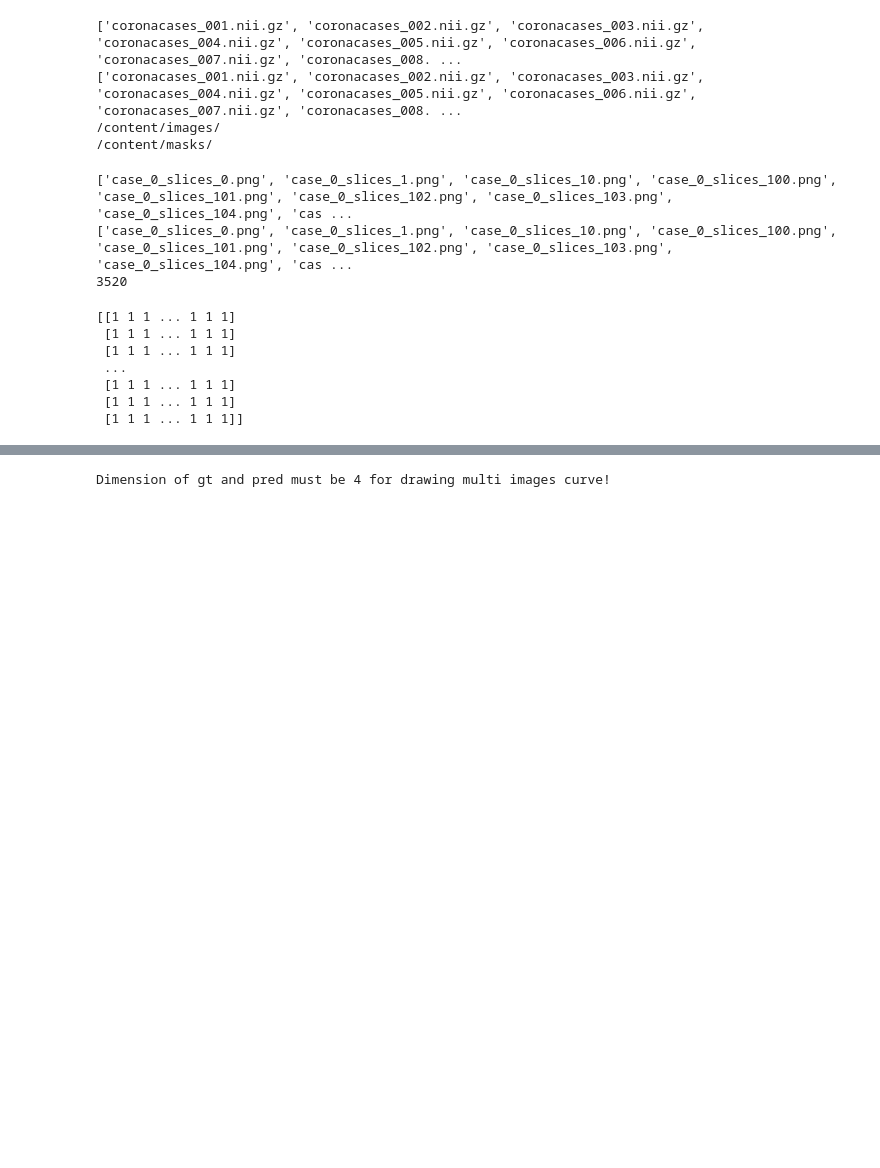
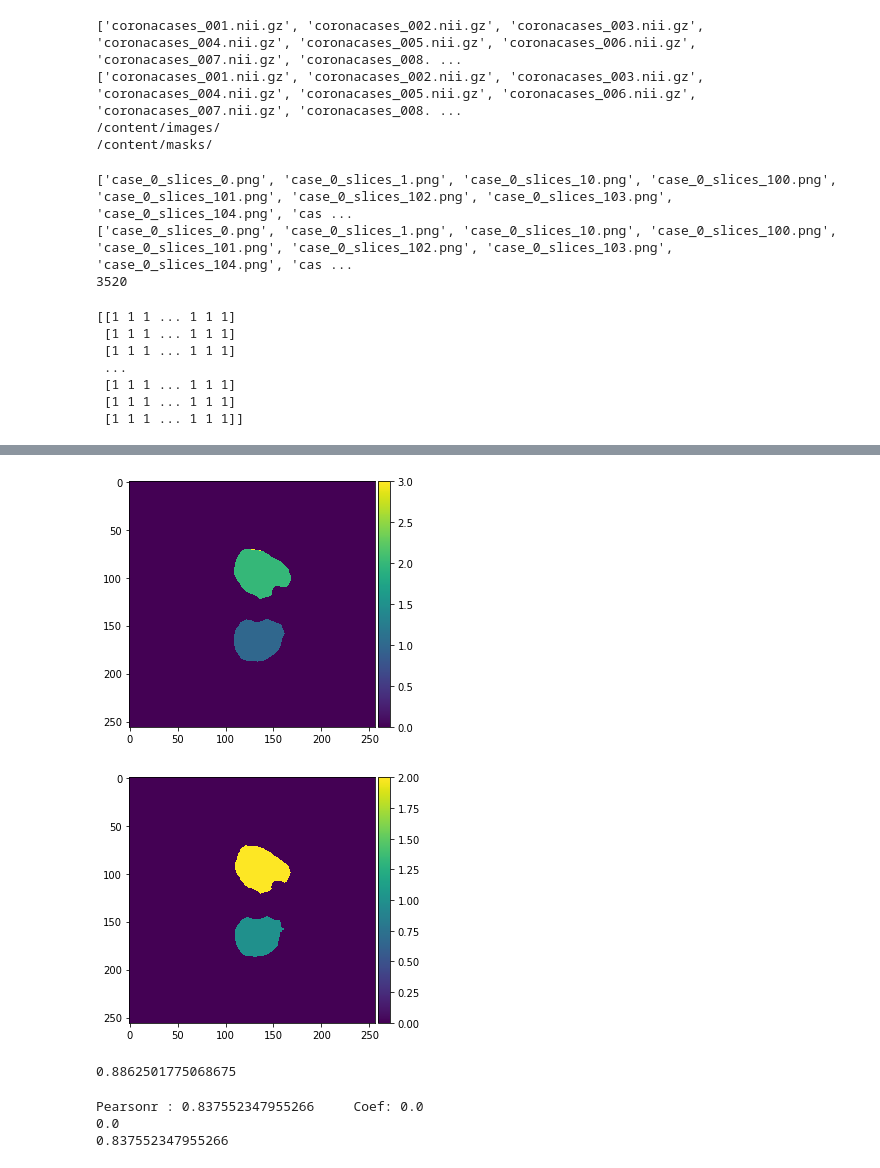
Before and after one commit to bhomaidan1990/SSI_Project, a Jupyter notebook: Project_Code/Notebooks/Unet_model.ipynb, the cells around one changed output, grey strips where cells are left out. Drawn from its saved outputs; the diff is of its cells as text; code cells hidden in the pictures; blank space fills up the shorter version.

```diff
--- a/Project_Code/Notebooks/Unet_model.ipynb
+++ b/Project_Code/Notebooks/Unet_model.ipynb
@@ -853,5 +853,25 @@ New GT shape:  (704, 224, 224)
 [0 1 2 3]
-# %%
-draw_all_roc_curve(max_gts, max_vals)
-# %% [output]
-Dimension of gt and pred must be 4 for drawing multi images curve!
+# %%
+ix = 30
+imshow(max_vals[ix,:,:])
+plt.show()
+imshow(max_gts[ix,:,:])
+plt.show()
+# %% [output]
+[figure, added]
+[figure, added]
+# %%
+bin_pred_mask = np.where(max_vals > 0, 1, 0)
+bin_test_mask = np.where(max_gts > 0,1,0)
+print(dc(bin_pred_mask.flatten(),bin_test_mask.flatten()))
+# %% [output]
+0.8862501775068675
+# %%
+[coef,p_val] = pearsonr(max_gts.flatten(),max_vals.flatten())
+print("Pearsonr : " + str(coef) + "     Coef: " + str(p_val))
+print(p_val)
+print(coef)
+# %% [output]
+Pearsonr : 0.837552347955266     Coef: 0.0
+0.0
+0.837552347955266
```
Also changed, not shown: parts of 29 cells of this notebook.
